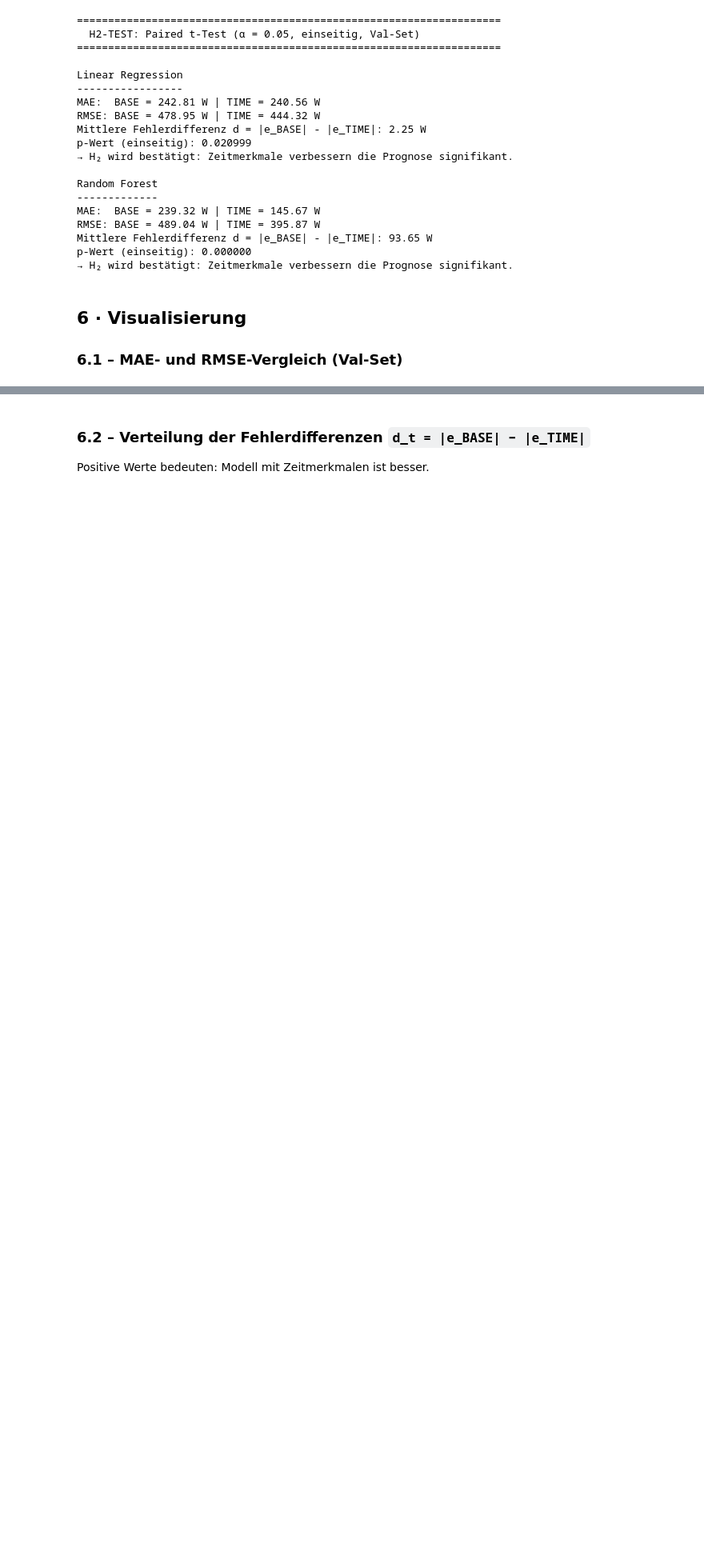
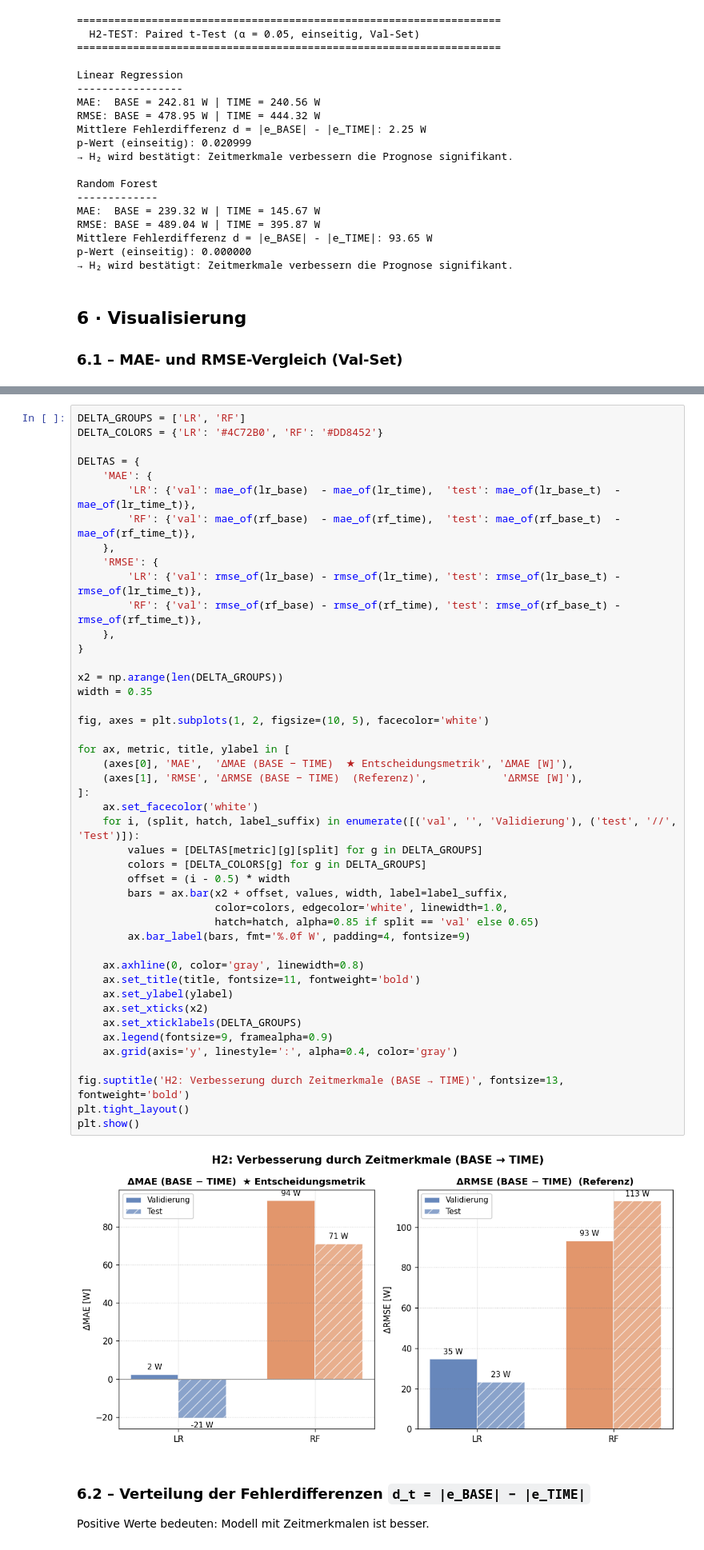
Before and after one commit to Anni075/KI-Project, a Jupyter notebook: notebooks/hypothesen/H02_temporal_features_impact.ipynb, the cells around one changed output, grey strips where cells are left out. Shown at 80% size. Drawn from its saved outputs; the diff is of its cells as text; blank space fills up the shorter version.

```diff
--- a/notebooks/hypothesen/H02_temporal_features_impact.ipynb
+++ b/notebooks/hypothesen/H02_temporal_features_impact.ipynb
@@ -234,3 +262,50 @@ plt.show()
+# %%
+DELTA_GROUPS = ['LR', 'RF']
+DELTA_COLORS = {'LR': '#4C72B0', 'RF': '#DD8452'}
+
+DELTAS = {
+    'MAE': {
+        'LR': {'val': mae_of(lr_base)  - mae_of(lr_time),  'test': mae_of(lr_base_t)  - mae_of(lr_time_t)},
+        'RF': {'val': mae_of(rf_base)  - mae_of(rf_time),  'test': mae_of(rf_base_t)  - mae_of(rf_time_t)},
+    },
+    'RMSE': {
+        'LR': {'val': rmse_of(lr_base) - rmse_of(lr_time), 'test': rmse_of(lr_base_t) - rmse_of(lr_time_t)},
+        'RF': {'val': rmse_of(rf_base) - rmse_of(rf_time), 'test': rmse_of(rf_base_t) - rmse_of(rf_time_t)},
+    },
+}
+
+x2 = np.arange(len(DELTA_GROUPS))
+width = 0.35
+
+fig, axes = plt.subplots(1, 2, figsize=(10, 5), facecolor='white')
+
+for ax, metric, title, ylabel in [
+    (axes[0], 'MAE',  'ΔMAE (BASE − TIME)  ★ Entscheidungsmetrik', 'ΔMAE [W]'),
+    (axes[1], 'RMSE', 'ΔRMSE (BASE − TIME)  (Referenz)',            'ΔRMSE [W]'),
+]:
+    ax.set_facecolor('white')
+    for i, (split, hatch, label_suffix) in enumerate([('val', '', 'Validierung'), ('test', '//', 'Test')]):
+        values = [DELTAS[metric][g][split] for g in DELTA_GROUPS]
+        colors = [DELTA_COLORS[g] for g in DELTA_GROUPS]
+        offset = (i - 0.5) * width
+        bars = ax.bar(x2 + offset, values, width, label=label_suffix,
+                      color=colors, edgecolor='white', linewidth=1.0,
+                      hatch=hatch, alpha=0.85 if split == 'val' else 0.65)
+        ax.bar_label(bars, fmt='%.0f W', padding=4, fontsize=9)
+
+    ax.axhline(0, color='gray', linewidth=0.8)
+    ax.set_title(title, fontsize=11, fontweight='bold')
+    ax.set_ylabel(ylabel)
+    ax.set_xticks(x2)
+    ax.set_xticklabels(DELTA_GROUPS)
+    ax.legend(fontsize=9, framealpha=0.9)
+    ax.grid(axis='y', linestyle=':', alpha=0.4, color='gray')
+
+fig.suptitle('H2: Verbesserung durch Zeitmerkmale (BASE → TIME)', fontsize=13, fontweight='bold')
+plt.tight_layout()
+plt.show()
+# %% [output]
+[figure, added]
 # %% [markdown]
 ### 6.2 – Verteilung der Fehlerdifferenzen `d_t = |e_BASE| − |e_TIME|`
 
```
Also changed, not shown: parts of 2 cells of this notebook, 1 other file.
